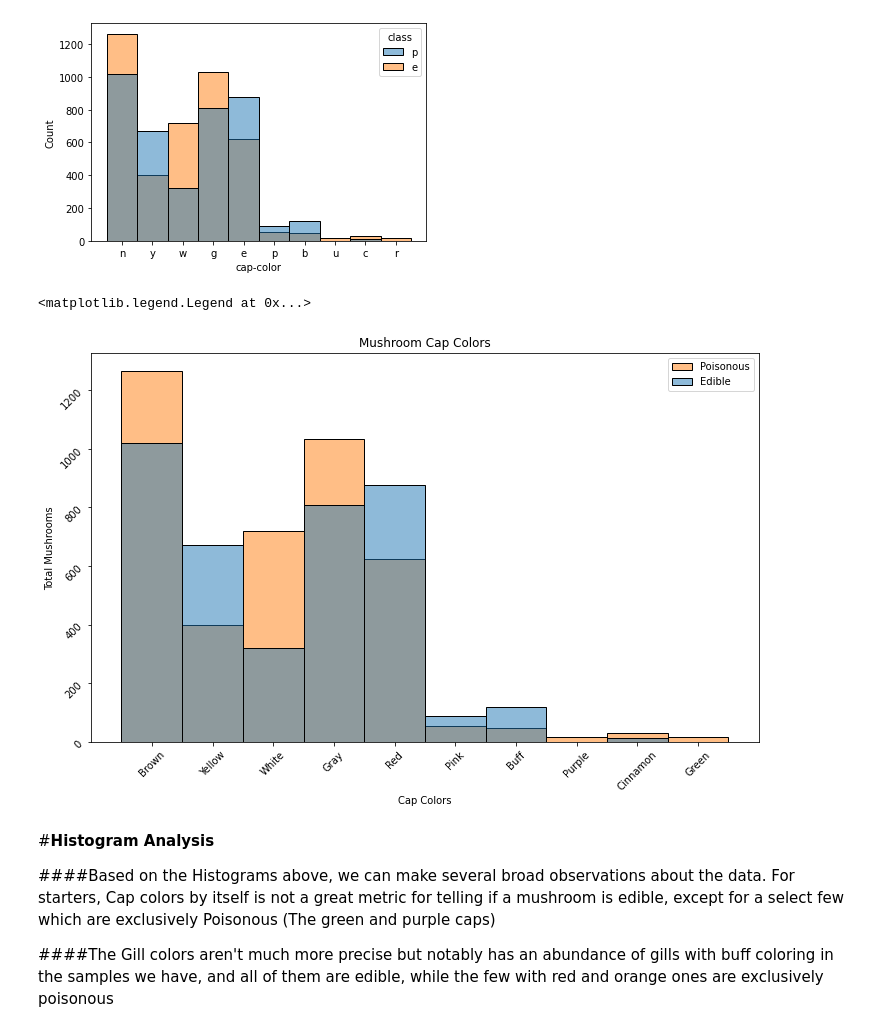
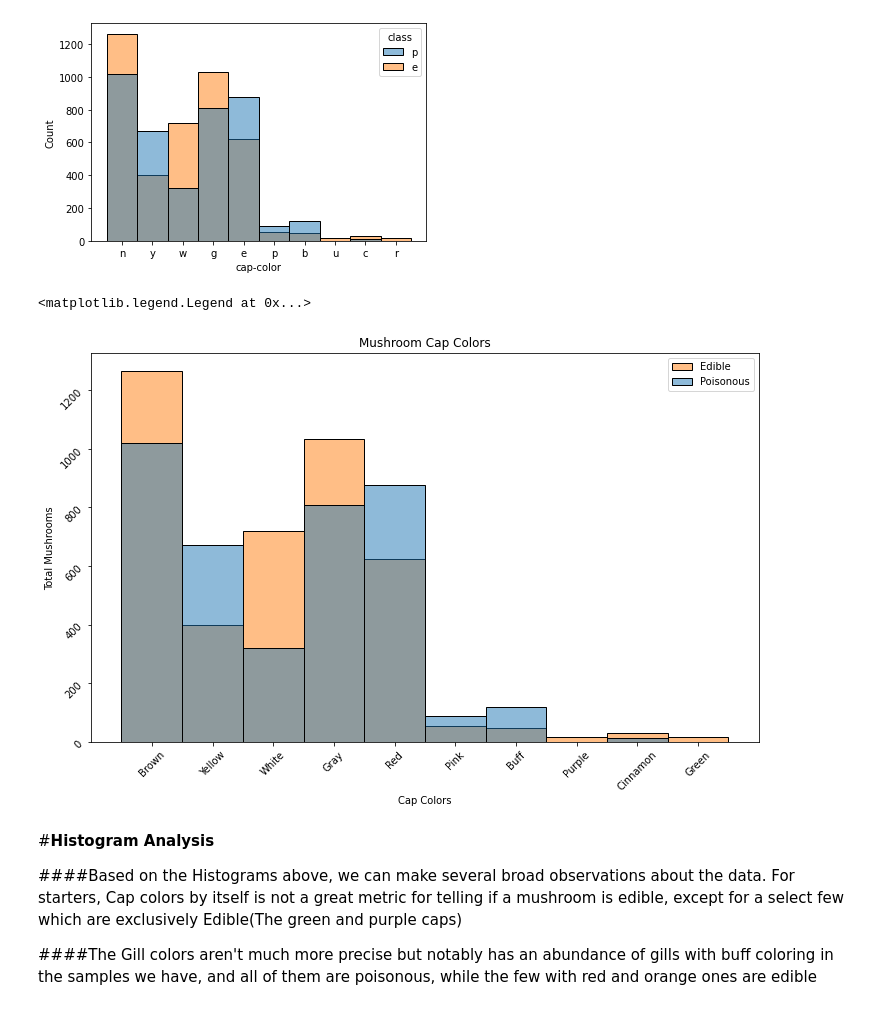
Before and after one commit to Jkhou1000/Mushroom-Classifier, a Jupyter notebook: Mushroom_Project.ipynb, the cells around one changed output. Cells and saved outputs as stored; diff of their text form; code cells hidden in the pictures.

```diff
--- a/Mushroom_Project.ipynb
+++ b/Mushroom_Project.ipynb
@@ -118,28 +116,26 @@ sns.histplot(data=df, x='cap-color', edgecolor='black',bins='auto', hue='class')
 # %%
 fig, ax = plt.subplots(figsize=(10,6))
 labels2 = ['Brown', 'Yellow', 'White',  'Gray', 'Red', 'Pink', 'Buff', 'Purple', 'Cinnamon', 'Green']
 
 #Now to vizualize the Cap colors
 
 plt.tight_layout()
 sns.histplot(data=df, x='cap-color', edgecolor='black',bins='auto', hue='class')
 plt.ylabel('Total Mushrooms')
 plt.xlabel('Cap Colors')
 ax.set_xticklabels(labels=labels2)
 ax.set(title='Mushroom Cap Colors')
 ax.tick_params(labelrotation = 45)
-ax.legend(labels=['Poisonous', 'Edible'])
-#The few mushrooms with purple cap and green caps are poisonous
-#Cap Color isn't good for identifying class in general it seems.
+ax.legend(labels=['Edible', 'Poisonous'])
 # %% [output]
 <matplotlib.legend.Legend at 0x...>
-[figure, old version]
+[figure, new version]
 # %% [markdown]
 #**Histogram Analysis**
 
-####Based on the Histograms above, we can make several broad observations about the data. For starters, Cap colors by itself is not a great metric for telling if a mushroom is edible, except for a select few which are exclusively Poisonous (The green and purple caps)
+####Based on the Histograms above, we can make several broad observations about the data. For starters, Cap colors by itself is not a great metric for telling if a mushroom is edible, except for a select few which are exclusively Edible(The green and purple caps)
 
-####The Gill colors aren't much more precise but notably has an abundance of gills with buff coloring in the samples we have, and all of them are edible, while the few with red and orange ones are exclusively poisonous
+####The Gill colors aren't much more precise but notably has an abundance of gills with buff coloring in the samples we have, and all of them are poisonous, while the few with red and orange ones are edible
 # %%
 from sklearn.preprocessing import OneHotEncoder
 ohe = OneHotEncoder(sparse=False)
```
Also changed, not shown: parts of 37 cells of this notebook.
